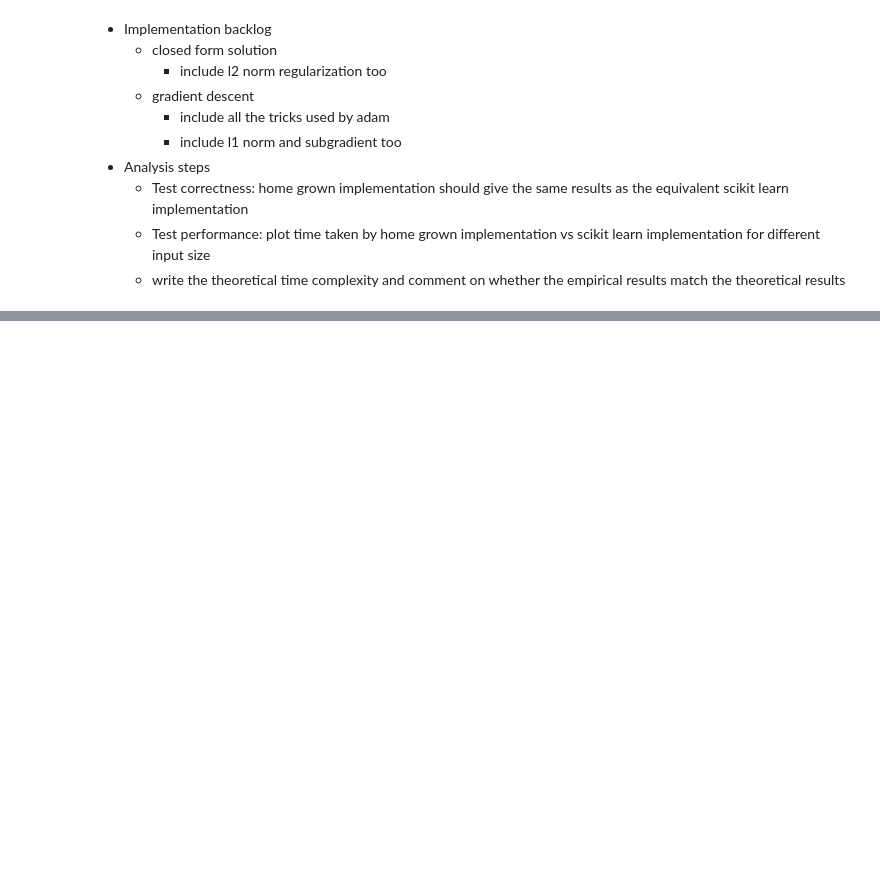
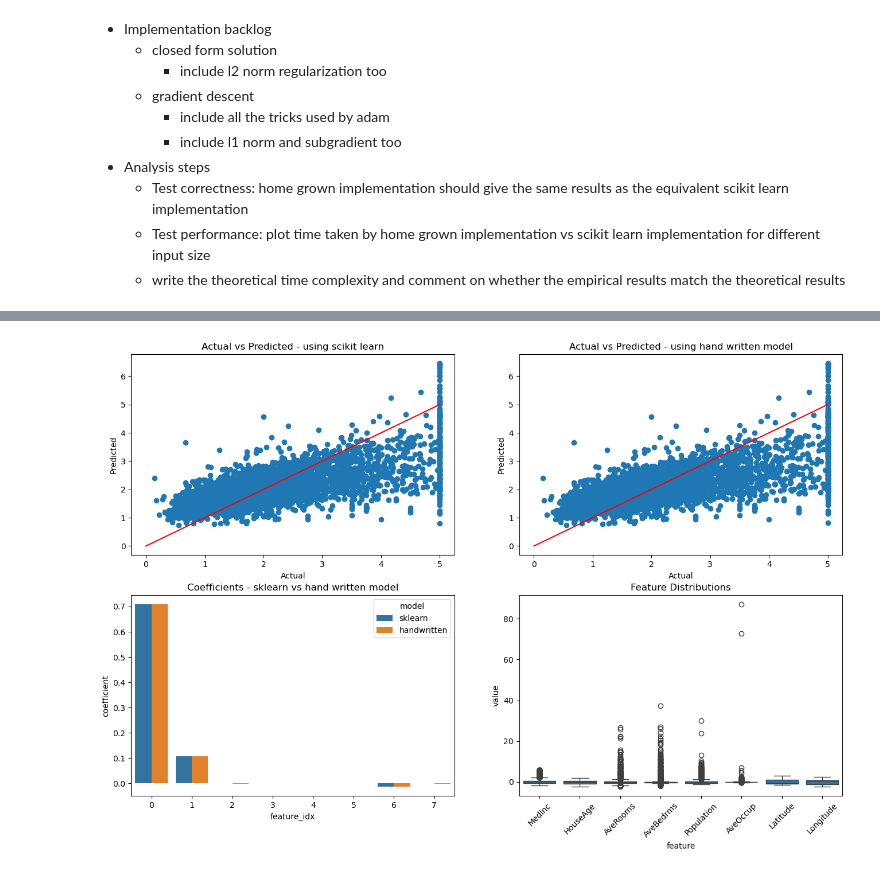
Before and after one commit to vmohit256/ml_practice, a Jupyter notebook: classical_ml/linear_regression/analysis.ipynb, the cells around one changed output, grey strips where cells are left out. Cells and saved outputs as stored; diff of their text form; code cells hidden in the pictures; blank space fills up the shorter version.

Commit message:
implement lasso

```diff
--- a/classical_ml/linear_regression/analysis.ipynb
+++ b/classical_ml/linear_regression/analysis.ipynb
@@ -90,0 +95,51 @@ Intercepts: 2.066917263986298, 2.0667607978800158
+# %%
+# Test correctness of lasso regression using sklearn
+alpha = 0.1
+ref_model = Lasso(alpha = alpha)
+ref_model.fit(X_train, y_train)
+y_pred = ref_model.predict(X_test)
+
+# scatter plot of predicted vs actual
+fig, ax = plt.subplots(2, 2, figsize=(16, 10))
+
+# scatter plot of predicted vs actual
+ax[0, 0].scatter(y_test, y_pred)
+# plot y = x line
+
+ax[0, 0].plot([0, 5], [0, 5], color = 'red')
+ax[0, 0].set_xlabel('Actual'); ax[0, 0].set_ylabel('Predicted'); ax[0, 0].set_title('Actual vs Predicted - using scikit learn')
+
+# filt the model using the home grown gradient descent based model
+hg_model = hg_lr.LinearRegression(alpha = alpha, penalty_norm = 'l1', solver='gd')
+losses = hg_model.fit(X_train, y_train)
+y_pred = hg_model.predict(X_test)
+
+print (f"Max difference between scikit learn and hand written model: {np.max(np.abs(y_pred - y_test))}")
+
+# scatter plot of predicted vs actual
+ax[0, 1].scatter(y_test, y_pred)
+# plot y = x line
+ax[0, 1].plot([0, 5], [0, 5], color = 'red')
+ax[0, 1].set_xlabel('Actual'); ax[0, 1].set_ylabel('Predicted'); ax[0, 1].set_title('Actual vs Predicted - using hand written model')
+
+print (f"Intercepts: {ref_model.intercept_}, {hg_model.intercept_}")
+
+# plot the coefficients side-by-side as a bar plot using sne heu = model type
+pdf = list(zip(ref_model.coef_, hg_model.coef_))
+pdf = pd.DataFrame(pdf, columns = ['sklearn', 'handwritten'])
+pdf['feature_idx'] = range(len(pdf))
+pdf = pdf.melt(id_vars = 'feature_idx', var_name = 'model', value_name = 'coefficient')
+
+sns.barplot(x = 'feature_idx', y = 'coefficient', hue = 'model', data = pdf, ax = ax[1, 0])
+ax[1, 0].set_title('Coefficients - sklearn vs hand written model')
+
+# show box plot of each feature in the final plot
+pdf = pd.DataFrame(X_train, columns = data.feature_names)
+pdf = pd.melt(pdf, var_name = 'feature', value_name = 'value')
+
+sns.boxplot(x = 'feature', y = 'value', data = pdf, ax = ax[1, 1])
+ax[1, 1].set_title('Feature Distributions')
+for tick in ax[1, 1].get_xticklabels():
+    tick.set_rotation(45)
+plt.show()
+# %% [output]
@@ -90,0 +158 @@ Intercepts: 2.066917263986298, 2.0667607978800158
+[figure, added]
```
Also changed, not shown: parts of 3 cells of this notebook, 3 other files.
